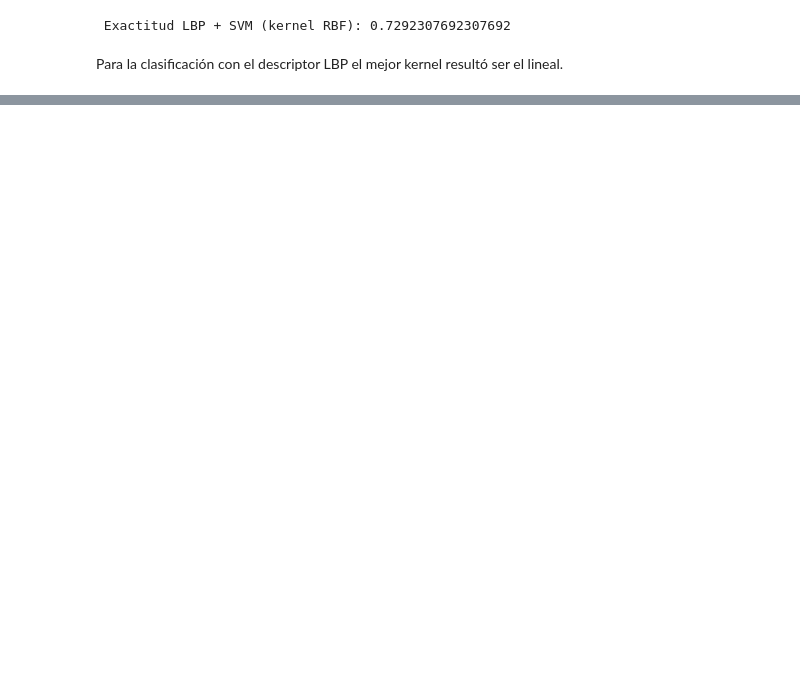
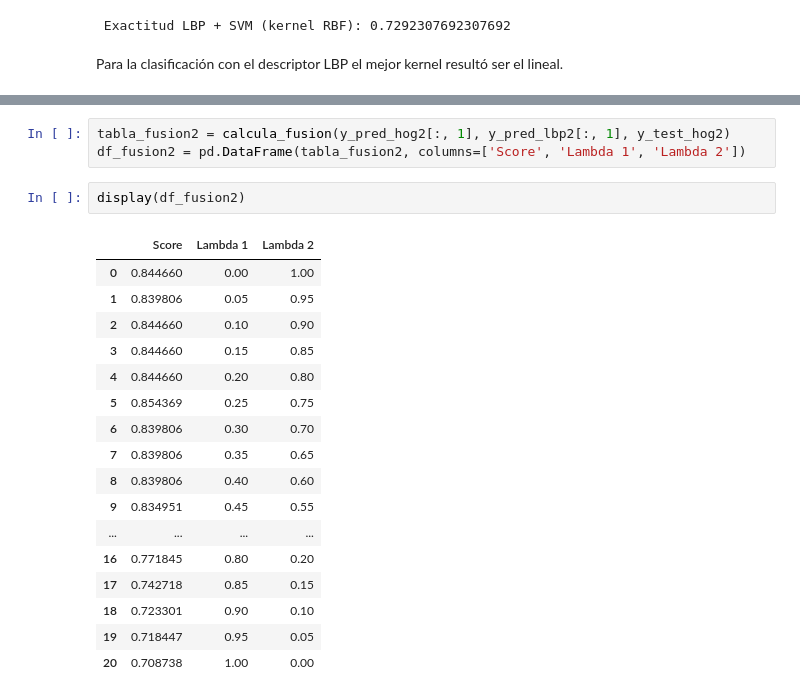
Before and after one commit to manugarciat/erv-practicas, a Jupyter notebook: tire-defect-detection/tp-final.ipynb, the cells around one changed output, grey strips where cells are left out. Cells and saved outputs as stored; diff of their text form; blank space fills up the shorter version.

```diff
--- a/tire-defect-detection/tp-final.ipynb
+++ b/tire-defect-detection/tp-final.ipynb
@@ -334,0 +560,23 @@ Para la clasificación con el descriptor LBP el mejor kernel resultó ser el lin
+# %%
+tabla_fusion2 = calcula_fusion(y_pred_hog2[:, 1], y_pred_lbp2[:, 1], y_test_hog2)
+df_fusion2 = pd.DataFrame(tabla_fusion2, columns=['Score', 'Lambda 1', 'Lambda 2'])
+# %%
+display(df_fusion2)
+# %% [output]
+|  | Score | Lambda 1 | Lambda 2 |
+| 0 | 0.844660 | 0.00 | 1.00 |
+| 1 | 0.839806 | 0.05 | 0.95 |
+| 2 | 0.844660 | 0.10 | 0.90 |
+| 3 | 0.844660 | 0.15 | 0.85 |
+| 4 | 0.844660 | 0.20 | 0.80 |
+| 5 | 0.854369 | 0.25 | 0.75 |
+| 6 | 0.839806 | 0.30 | 0.70 |
+| 7 | 0.839806 | 0.35 | 0.65 |
+| 8 | 0.839806 | 0.40 | 0.60 |
+| 9 | 0.834951 | 0.45 | 0.55 |
+| ... | ... | ... | ... |
+| 16 | 0.771845 | 0.80 | 0.20 |
+| 17 | 0.742718 | 0.85 | 0.15 |
+| 18 | 0.723301 | 0.90 | 0.10 |
+| 19 | 0.718447 | 0.95 | 0.05 |
+| 20 | 0.708738 | 1.00 | 0.00 |
```
Also changed, not shown: parts of 36 cells of this notebook.
